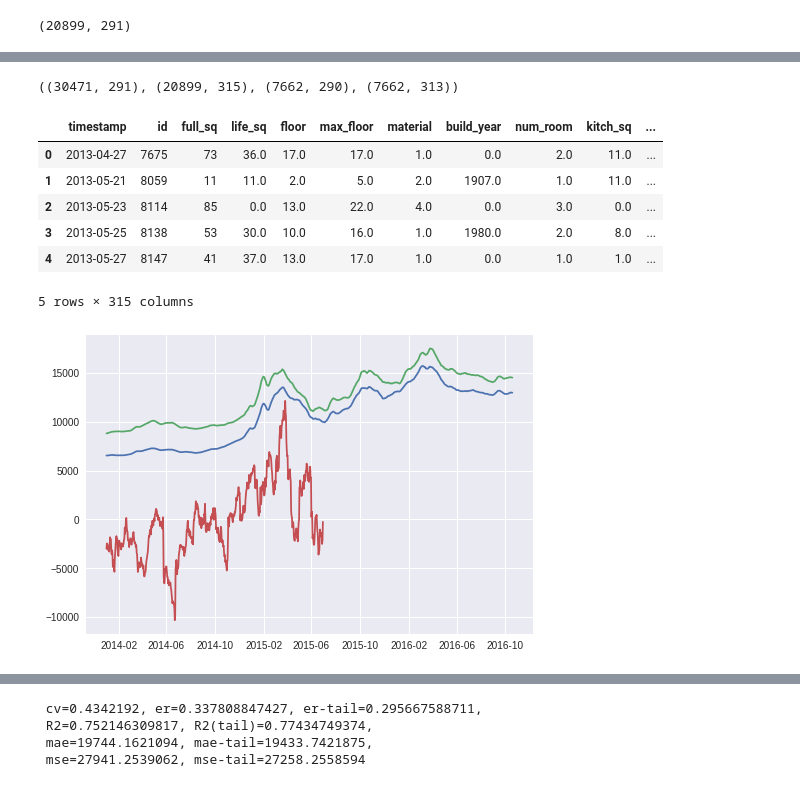
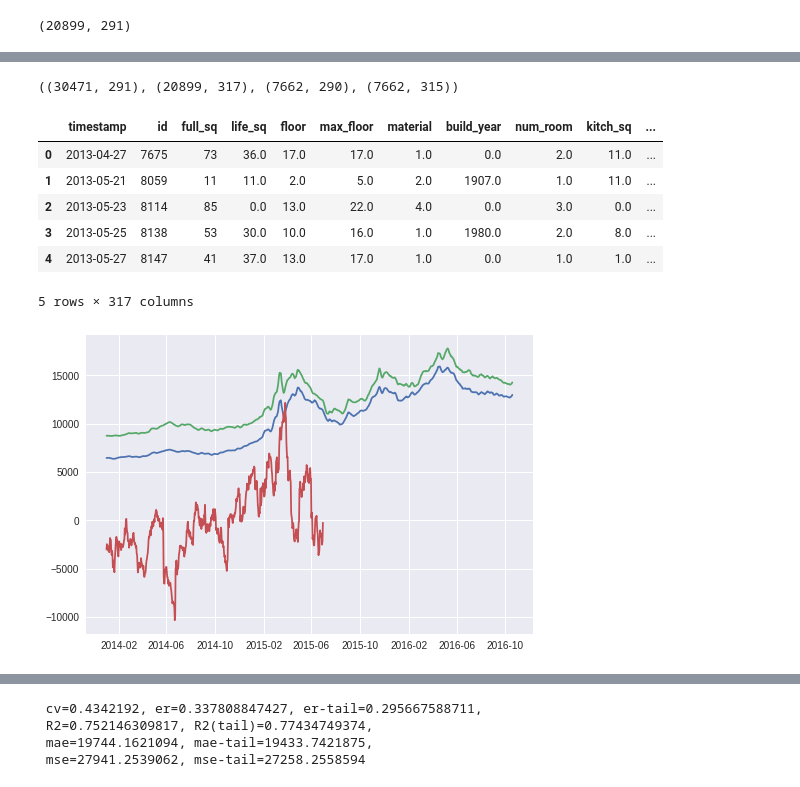
Before and after one commit to SorokinV/Kaggle-2017-SberBank, a Jupyter notebook: Jupiter/sb-v01-head-01-rmse-03-multi.ipynb, the cells around one changed output, grey strips where cells are left out. Drawn from its saved outputs; the diff is of its cells as text; code cells hidden in the pictures.

```diff
--- a/Jupiter/sb-v01-head-01-rmse-03-multi.ipynb
+++ b/Jupiter/sb-v01-head-01-rmse-03-multi.ipynb
@@ -243,6 +243,12 @@ testUsdEur  = pd.merge(ttest [['timestamp','full0','life0']],nmacro[['timestamp'
 
 trainUsdEur['usdm2full'] = trainUsdEur.price_doc/(trainUsdEur.usdrub*trainUsdEur.full0)
 trainUsdEur['usdm2life'] = trainUsdEur.price_doc/(trainUsdEur.usdrub*trainUsdEur.life0)
+
+ttrain['usdrub']=trainUsdEur.usdrub;
+ttrain['eurrub']=trainUsdEur.eurrub;
+
+ttest ['usdrub']=testUsdEur.usdrub;
+ttest ['eurrub']=testUsdEur.eurrub;
 
 if False :
     ttrain['usd']=ttrain.price_doc/ttrain.usdrub;
@@ -289,45 +295,50 @@ ttrain['r'] = ttrain.price_doc/ttrain.full0 # 2017-06-25 LB=0.31640
 print(train.shape,ttrain.shape,test.shape,ttest.shape) #,llist)
 ttrain.head()
 # %% [output]
-((30471, 291), (20899, 315), (7662, 290), (7662, 313))
+((30471, 291), (20899, 317), (7662, 290), (7662, 315))
 |  | timestamp | id | full_sq | life_sq | floor | max_floor | material | build_year | num_room | kitch_sq | ... |
 | 0 | 2013-04-27 | 7675 | 73 | 36.0 | 17.0 | 17.0 | 1.0 | 0.0 | 2.0 | 11.0 | ... |
 | 1 | 2013-05-21 | 8059 | 11 | 11.0 | 2.0 | 5.0 | 2.0 | 1907.0 | 1.0 | 11.0 | ... |
 | 2 | 2013-05-23 | 8114 | 85 | 0.0 | 13.0 | 22.0 | 4.0 | 0.0 | 3.0 | 0.0 | ... |
 | 3 | 2013-05-25 | 8138 | 53 | 30.0 | 10.0 | 16.0 | 1.0 | 1980.0 | 2.0 | 8.0 | ... |
 | 4 | 2013-05-27 | 8147 | 41 | 37.0 | 13.0 | 17.0 | 1.0 | 0.0 | 1.0 | 1.0 | ... |
-5 rows × 315 columns
+5 rows × 317 columns
 # %%
 # clearning small price
-ttrain = ttrain[ttrain.r>=15000]
+ttrain = ttrain[ttrain.r>=5000]
 # %%
-roll, roll1, shiftUE, poly  = 14,30,40,12
-xLU = macro['usdrub'].rolling(roll).mean().dropna().shift(shiftUE)
-xLE = macro['eurrub'].rolling(roll).mean().dropna().shift(shiftUE)
-rr = ttrain[['r','timestamp']].set_index('timestamp')
-rr = rr['r'].resample('D').mean().rolling(roll1,min_periods=1).mean()
+roll, roll1, shiftUE, poly  = 7,7,85,2
 
-#print(xLU.tail())
+def rue_rue (macro,train,rollUE,rollTrain,shiftUE) :
+    xLU = macro['usdrub'].rolling(rollUE).mean().shift(shiftUE).dropna()
+    xLE = macro['eurrub'].rolling(rollUE).mean().shift(shiftUE).dropna()
+    rr = train[['r','timestamp']].set_index('timestamp')
+    rr = rr['r'].resample('D').mean().rolling(rollTrain,min_periods=1).mean()
 
-rue_data = pd.DataFrame();
-rue_data['usd'] = xLU;
-rue_data['r']  = rr
-rue_data['eur']  = xLE
-for i in range(2,poly) :
-    rue_data['usd'+str(i)] = rue_data.usd**i
-    rue_data['eur'+str(i)] = rue_data.eur**i
+    rue_data = pd.DataFrame();
+    rue_data['usd'] = xLU;
+    rue_data['r']  = rr
+    rue_data['eur']  = xLE
+    for i in range(2,poly) :
+        rue_data['usd'+str(i)] = rue_data.usd**i
+        rue_data['eur'+str(i)] = rue_data.eur**i
+
+    return rue_data
+
+rue_data = rue_rue(macro,ttrain,roll,roll1,shiftUE)
+
 #print rue_data.tail()
 
 plt.plot(rue_data[(rue_data.index>='2014')]['usd']*200);
 plt.plot(rue_data[(rue_data.index>='2014')]['eur']*200);
 plt.plot(rr[rr.index>='2014']-140000);
 plt.show()
 xLL = rue_data.copy().drop('r',axis=1);
 xLL = xLL.dropna();
 rue_data = rue_data.dropna()
 #xLL.head(), xLL.tail()
 # %% [output]
-[figure, old version]
+[figure, new version]
 # %%
 import statsmodels.formula.api as smf
 import statsmodels.tsa.api as smt
```
Also changed, not shown: parts of 13 cells of this notebook, 1 other file.
